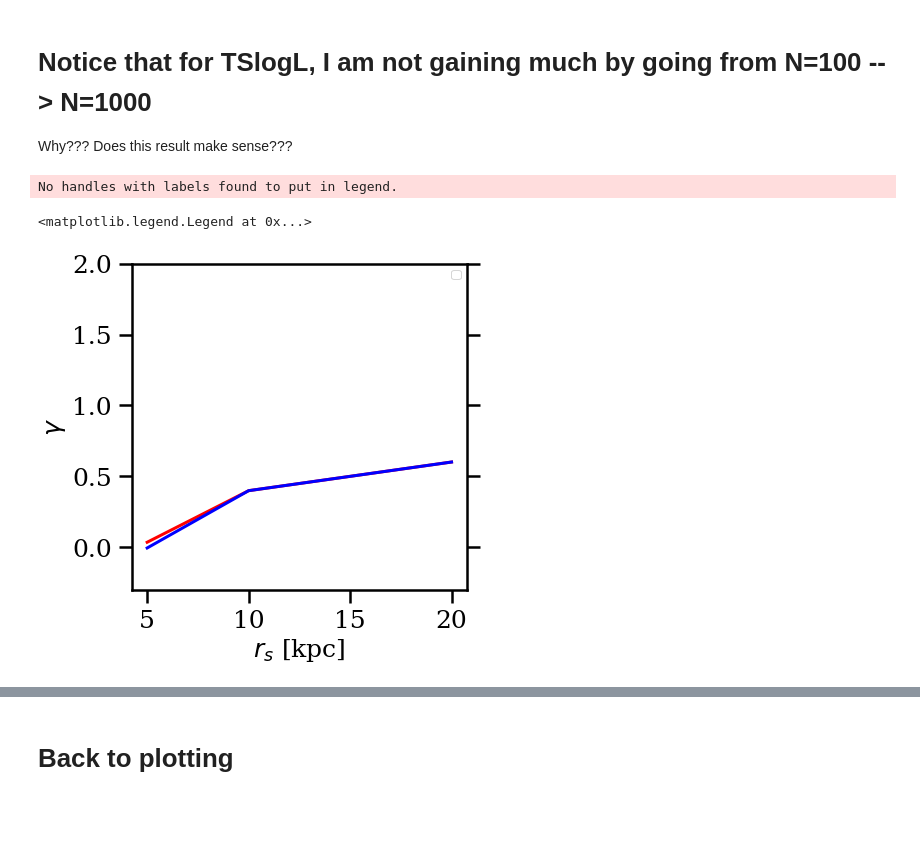
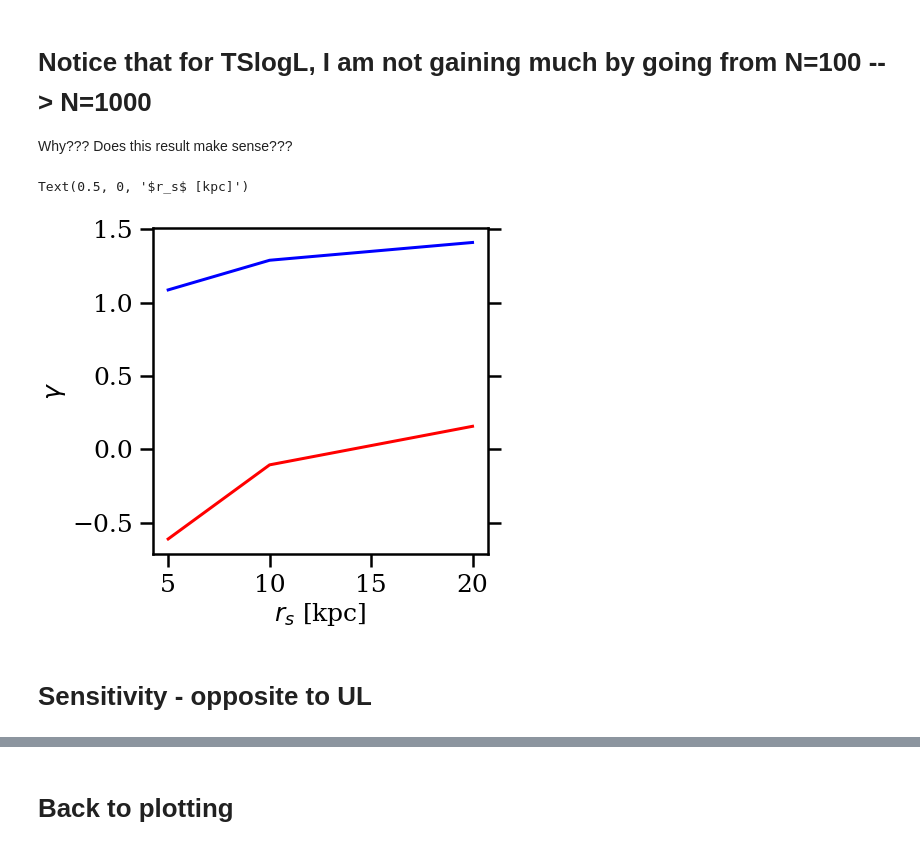
Before and after one commit to mariabenitocst/exoplanets, a Jupyter notebook: jupyter-notebook/experimental_sensitivity.ipynb, the cells around one changed output, grey strips where cells are left out. Drawn from its saved outputs; the diff is of its cells as text; code cells hidden in the pictures; blank space fills up the shorter version.

```diff
--- a/jupyter-notebook/experimental_sensitivity.ipynb
+++ b/jupyter-notebook/experimental_sensitivity.ipynb
@@ -1797,38 +1800,40 @@ Why??? Does this result make sense???
 # %%
 fig, ax = plt.subplots(1, 1, figsize=(6, 6))
 
 plt.rcParams['axes.linewidth'] = 2.5
 plt.rc('text', usetex=False)
 plt.rc('font', family='serif',size=25)
 
 ax.tick_params(which='major',direction="out",width=2.5,length=13,right=True,top=False,pad=7)
 
 path1="/home/mariacst/exoplanets/results/upper_limit/fancy/"
 path2="/home/mariacst/exoplanets/results/upper_limit/"
 
 line_col1 = 'purple'
 line_col2 = 'darkgoldenrod'
 
 nBDs=100; sigma=0.1; f=1.
-rs = [5., 10., 20.]; UL1 = []; UL2 = []
+rs = [5., 10., 20.];
+UL1 = []; UL2 = []
 
 for _rs in rs:
-    ex="baseline";
-    data = np.genfromtxt(path2 + "UL_TSlogL_" + ex + "_nBDs%i_sigma%.1f_f%.1f_rs%.1f_gNFW.dat"
-                         %(nBDs, sigma, f, _rs), unpack=True)
-    UL1.append(np.median(data[1]))
     ex="baseline_NL";
     data = np.genfromtxt(path2 + "UL_TSlogL_" + ex + "_nBDs%i_sigma%.1f_f%.1f_rs%.1f_gNFW.dat"
-                       %(100, sigma, f, _rs), unpack=True)
+                         %(1000, sigma, f, _rs), unpack=True)
+    UL1.append(np.median(data[1]))
+    ex="T650_NL";
+    data = np.genfromtxt(path2 + "UL_TSlogL_" + ex + "_nBDs%i_sigma%.1f_f%.1f_rs%.1f_gNFW.dat"
+                       %(1000, sigma, f, _rs), unpack=True)
     UL2.append(np.median(data[1]))
 
 ax.plot(rs, UL1, color="red", ls="-", lw=3.)
 ax.plot(rs, UL2, color="blue", ls="-", lw=3.)
 
 ax.set_ylabel(r"$\gamma$"); ax.set_xlabel("$r_s$ [kpc]")
 #ax.set_xlim(2., 30.);
-ax.set_ylim(-0.3, 2.); ax.legend(fontsize=12)
+#ax.set_ylim(-0.3, 2.); ax.legend(fontsize=12)
 # %% [output]
-No handles with labels found to put in legend.
+Text(0.5, 0, '$r_s$ [kpc]')
-<matplotlib.legend.Legend at 0x...>
-[figure, old version]
+[figure, new version]
+# %% [markdown]
+# Sensitivity - opposite to UL
```
Also changed, not shown: parts of 29 cells of this notebook, 50 other files.
